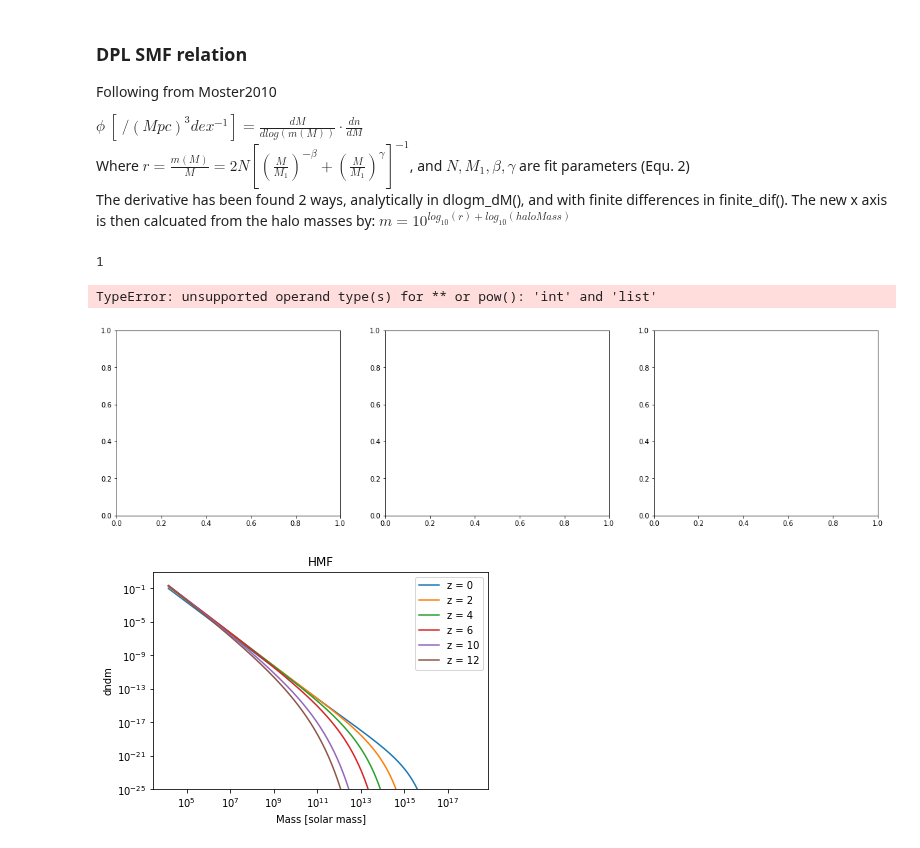
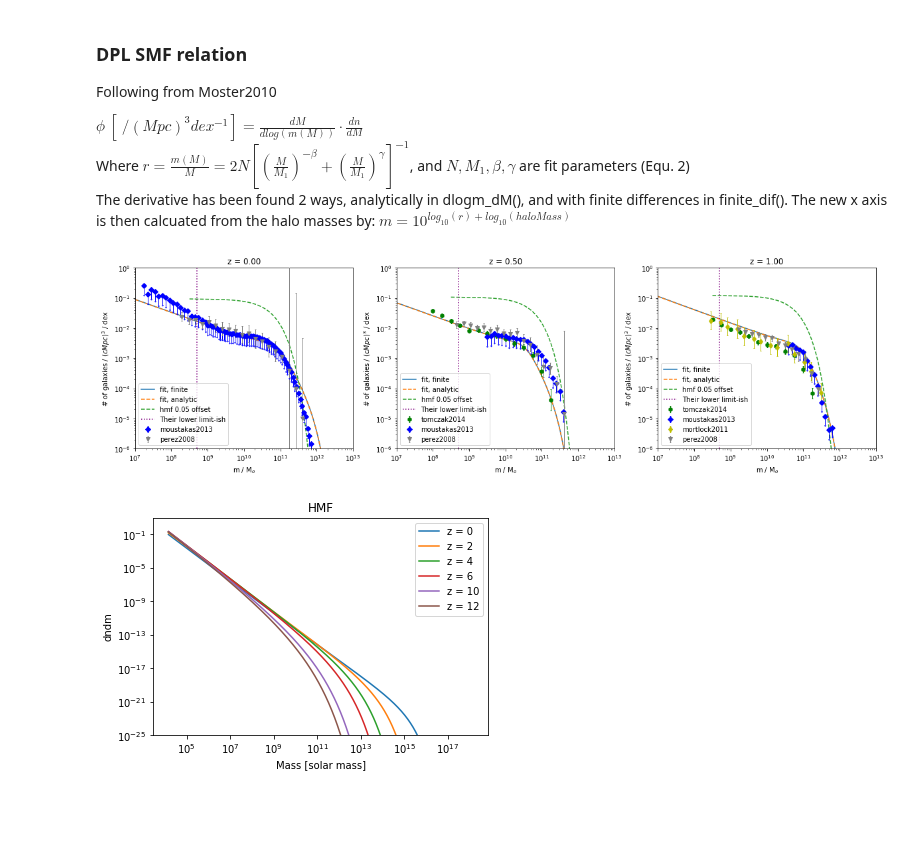
Before and after one commit to eklem1/GalaxySim, a Jupyter notebook: HMFtoSMF_nonLinear.ipynb, the cells around one changed output. Cells and saved outputs as stored; diff of their text form; code cells hidden in the pictures; blank space fills up the shorter version.

Commit message:
Finished compiled data function with nice formritng, now have more data for lower z

```diff
--- a/HMFtoSMF_nonLinear.ipynb
+++ b/HMFtoSMF_nonLinear.ipynb
@@ -72,11 +72,11 @@ M_1 = 10**11.884 #np.exp(11.884)
 beta = 1.057
 gamma = 0.556
 
-for i, z in enumerate([1, 1.75, 4]):
-    print(z)
+for i, z in enumerate([0, .5, 1]):
+#     print(z)
 
     #plot lit values
-    data.PlotSMF(z=z, round_z=0.4, ax=axs[i])
+    data.PlotSMF(z=z, round_z=0.3, ax=axs[i])
 
     #get z index for halo mass array
     zz = np.argmin(np.abs(z - pop_halo.halos.tab_z))
@@ -84,36 +84,34 @@ for i, z in enumerate([1, 1.75, 4]):
     SMF, r = SMF_Moster2010(z, pop_halo, N[i], M_1, beta, gamma, True)
     SMF_a, r = SMF_Moster2010(z, pop_halo, N[i], M_1, beta, gamma)
 
     #get new x axis coords in stellar mass
     Sm_off = np.linspace(10**8.5, 10**12.5, num=len(pop_halo.halos.tab_dndm[zz, :]))
 
 #     SM_a = np.linspace(10**8.5, 10**11.85, num=len(SMF_a))
 #     SM = np.logspace(8.5, 11.85, num=len(SMF))
 #     SM_a = pop_halo.halos.tab_M/r
 
     #using equ 2 to get the new stellar masses
     Sm = 10**(r + np.log10(pop_halo.halos.tab_M))[:-1]
     Sm_a = 10**(r + np.log10(pop_halo.halos.tab_M))
 
     #plotting
     axs[i].loglog(Sm, SMF, label='fit, finite')
     axs[i].loglog(Sm_a, SMF_a, label='fit, analytic', ls="--")
 
     #plotting just offset HMF for comparison
     axs[i].loglog(Sm_off, pop_halo.halos.tab_dndm[zz, :]*0.05, ls = "--", label='hmf 0.05 offset')
 
     axs[i].set_title("z = %.2f" %z)
     axs[i].set(xlabel='m / M$_o$', ylabel='# of galaxies / $ (cMpc)^3$ / dex')
     axs[i].set_ylim(1e-6, 1e0)
 #     axs[i].set_xlim(-35, 0)
     axs[i].axvline(10**(8.7), color="purple", label="Their lower limit-ish", ls=":")
     axs[i].legend()
 
 pl.show()
 # %% [output]
-1
-TypeError: unsupported operand type(s) for ** or pow(): 'int' and 'list'
-[figure, old version]
+[figure, new version]
 # %%
 #checking HMF form
 for z in [0, 2, 4, 6, 10, 12]:
```
Also changed, not shown: parts of 2 cells of this notebook, 1 other file.
